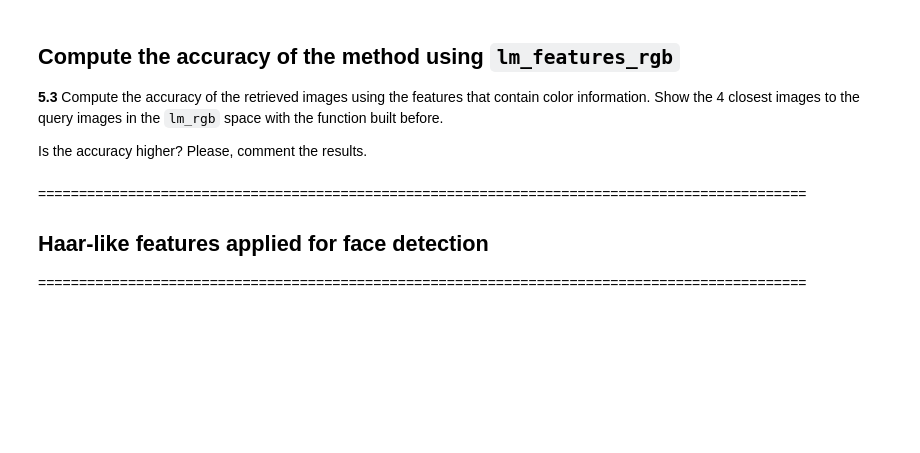
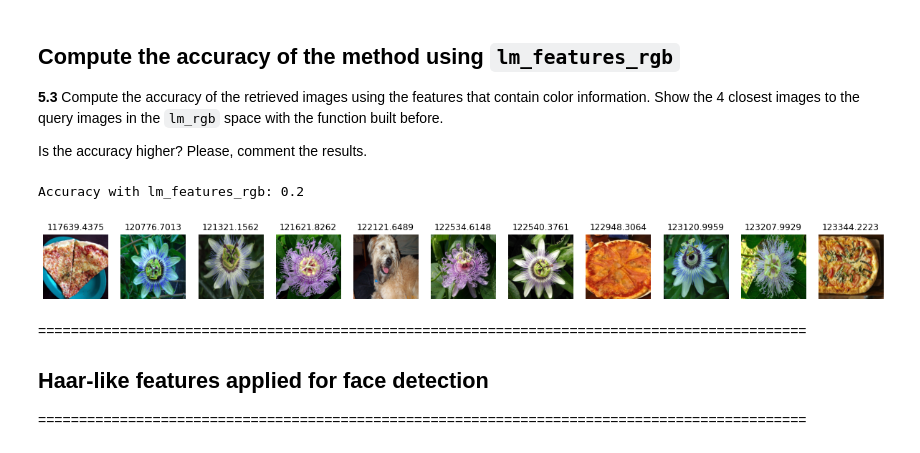
Before and after one commit to dacxjo/computer_vision, a Jupyter notebook: Labs/p5/P5_2023_students.ipynb, the cells around one changed output. Saved outputs shown, nothing was run; the diff lists cells and outputs as text; code cells hidden in the pictures; blank space fills up the shorter version.

```diff
--- a/Labs/p5/P5_2023_students.ipynb
+++ b/Labs/p5/P5_2023_students.ipynb
@@ -531,0 +542,18 @@ Solution
+# %%
+%%time
+# Initialize lm_dataset_features as an empty list
+lm_dataset_features = []
+
+# Iterate over all images in all_images
+for image in all_images:
+    # Calculate color features for each image using lm_features_rgb
+    color_features = lm_features_rgb(image)
+
+    # Append the color features to lm_dataset_features
+    lm_dataset_features.append(color_features)
+
+# Convert lm_dataset_features to a NumPy array
+lm_dataset_features = np.array(lm_dataset_features)
+
+# Check the shape of lm_dataset_features
+print("Shape of lm_dataset_features:", lm_dataset_features.shape)
@@ -540,3 +570,30 @@ Is the accuracy higher? Please, comment the results.
+# %%
+# Your solution here
+
+"""
+The accuracy has increased from 0.1 to 0.2 after incorporating color information, it suggests
+that the addition of color features has provided some improvement in the image retrieval performance.
+An accuracy of 0.2 means that 20% of the closest retrieved images are of the same class as the query image,
+which is an improvement from the previous accuracy of 0.1.
+"""
+
+# Compute lm_dataset_features_rgb
+lm_dataset_features_rgb = []
+for image in all_images:
+    color_features = lm_features_rgb(image)
+    lm_dataset_features_rgb.append(color_features)
+lm_dataset_features_rgb = np.array(lm_dataset_features_rgb)
+
+# Example usage of the accuracy function with lm_dataset_features_rgb
+acc_lm_rgb = accuracy(lm_dataset_features_rgb, class_labels, lm_features_rgb(pizza_im), 0, k=10)
+print(f"Accuracy with lm_features_rgb: {acc_lm_rgb}")
+
+# Retrieve and show the 10 closest images in lm_rgb space
+distances_lm_rgb, closest_indices_lm_rgb = retrieve_images(lm_features_rgb(pizza_im), lm_dataset_features_rgb, k=11)
+show_closest_images(all_images, closest_indices_lm_rgb, distances_lm_rgb)
+# %% [output]
+Accuracy with lm_features_rgb: 0.2
+[figure, added]
 # %% [markdown]
 ==============================================================================================
 ## Haar-like features applied for face detection
```
Also changed, not shown: parts of 60 cells of this notebook.
